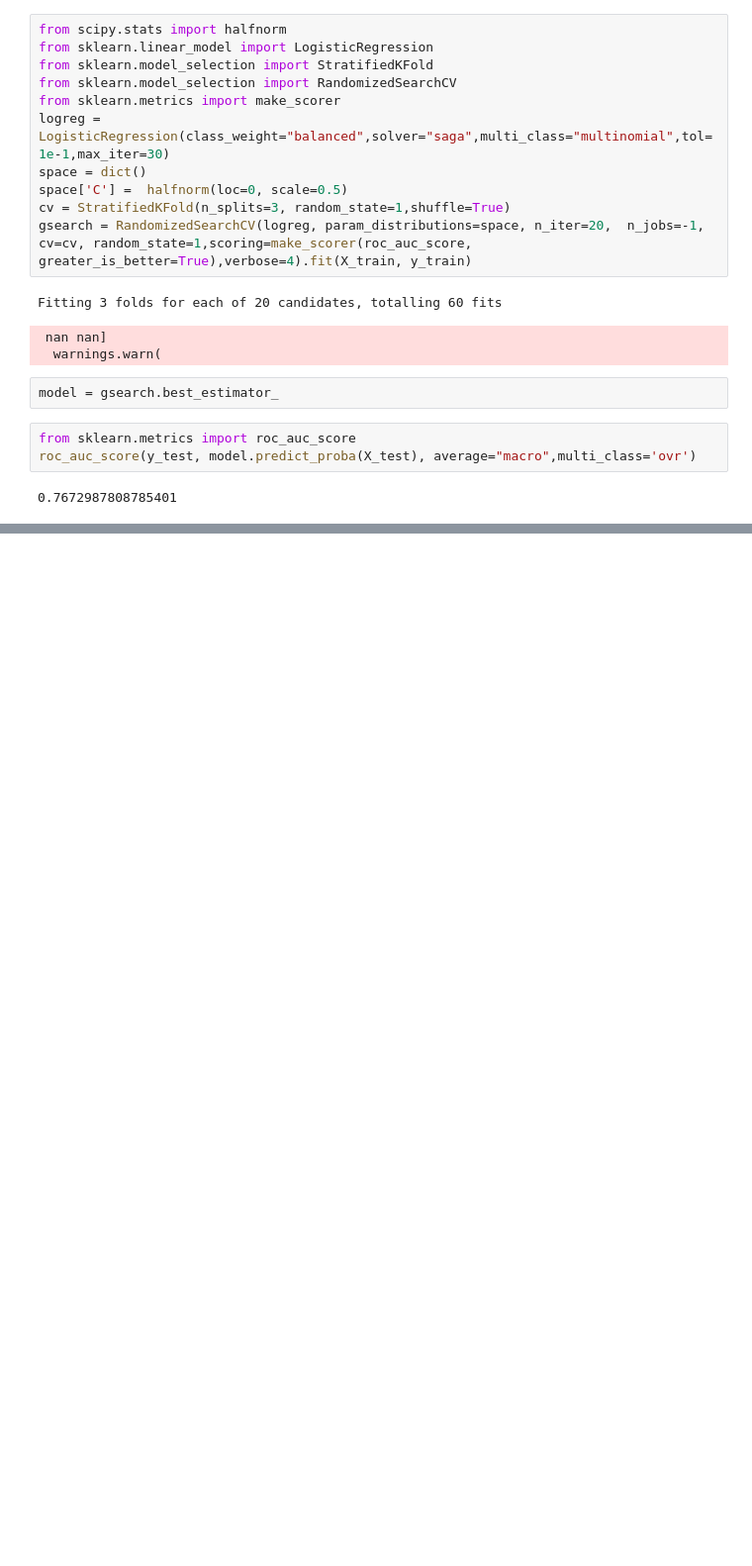
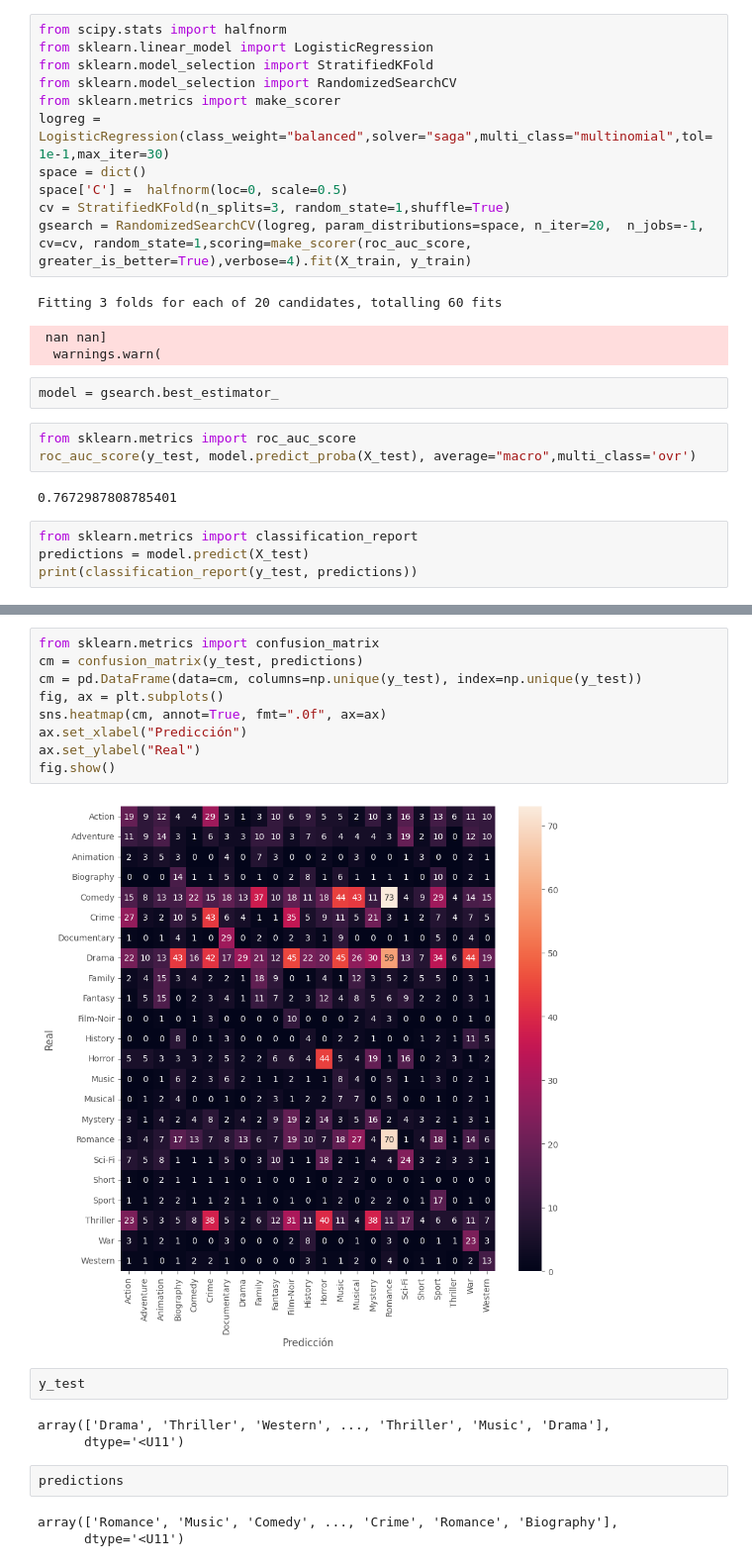
Before and after one commit to pachonestor/MLDS6project, a Jupyter notebook: scripts/training/Baseline_model.ipynb, the cells around one changed output, grey strips where cells are left out. Shown at 99% size. Drawn from its saved outputs; the diff is of its cells as text; blank space fills up the shorter version.

```diff
--- a/scripts/training/Baseline_model.ipynb
+++ b/scripts/training/Baseline_model.ipynb
@@ -222,3 +222,7 @@ from sklearn.metrics import roc_auc_score
 roc_auc_score(y_test, model.predict_proba(X_test), average="macro",multi_class='ovr')
 # %% [output]
 0.7672987808785401
+# %%
+from sklearn.metrics import classification_report
+predictions = model.predict(X_test)
+print(classification_report(y_test, predictions))
@@ -224,0 +247,21 @@ roc_auc_score(y_test, model.predict_proba(X_test), average="macro",multi_class='
+# %%
+from sklearn.metrics import confusion_matrix
+cm = confusion_matrix(y_test, predictions)
+cm = pd.DataFrame(data=cm, columns=np.unique(y_test), index=np.unique(y_test))
+fig, ax = plt.subplots()
+sns.heatmap(cm, annot=True, fmt=".0f", ax=ax)
+ax.set_xlabel("Predicción")
+ax.set_ylabel("Real")
+fig.show()
+# %% [output]
+[figure, added]
+# %%
+y_test
+# %% [output]
+array(['Drama', 'Thriller', 'Western', ..., 'Thriller', 'Music', 'Drama'],
+      dtype='<U11')
+# %%
+predictions
+# %% [output]
+array(['Romance', 'Music', 'Comedy', ..., 'Crime', 'Romance', 'Biography'],
+      dtype='<U11')
```
Also changed, not shown: parts of 2 cells of this notebook, 1 other file.
